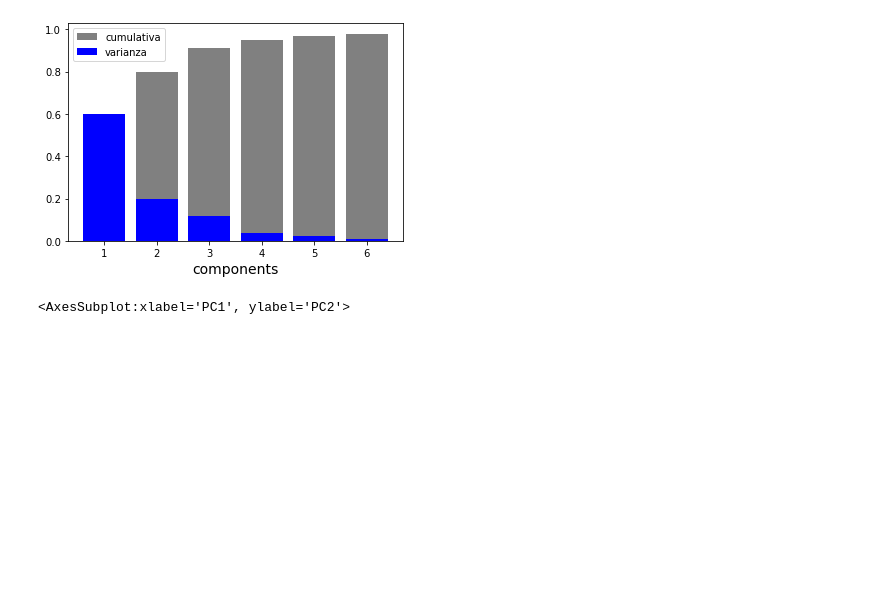
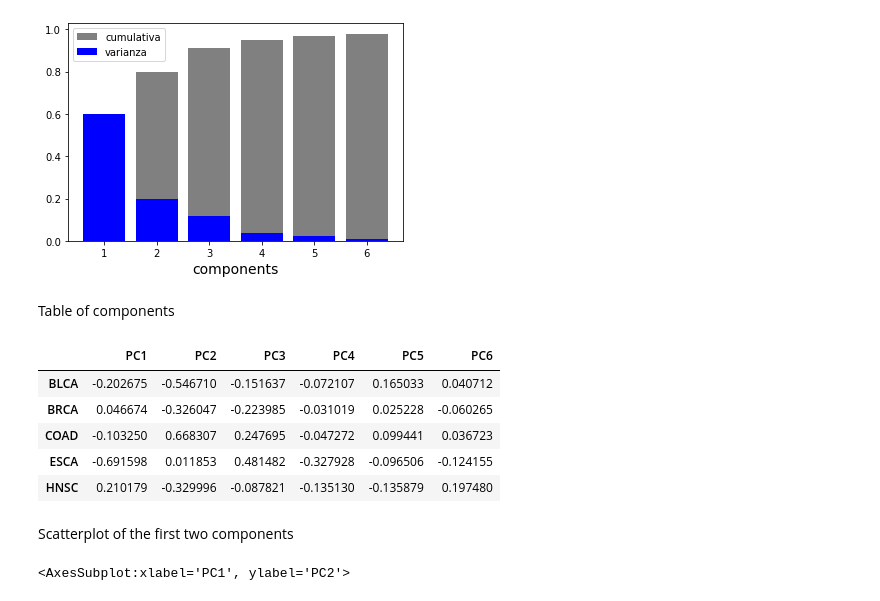
Before and after one commit to SamSaladino/FC-of-Genetic-pathways, a Jupyter notebook: Expr_pathways.ipynb, the cells around one changed output. Drawn from its saved outputs; the diff is of its cells as text; code cells hidden in the pictures; blank space fills up the shorter version.

```diff
--- a/Expr_pathways.ipynb
+++ b/Expr_pathways.ipynb
@@ -137,3 +130,22 @@ proyections_table = pd.DataFrame(P_matrix, columns=[f'PC{i}' for i in range(1, 4
+# %% [markdown]
+Table of components
+# %%
+proyections_table = pd.DataFrame(P_matrix, columns=[f'PC{i}' for i in range(1, 7)])
+# Set the index as the tissues type
+proyections_table.index = tissues
+# Store the table into a csv file
+proyections_table.to_csv('./data_generated/PCAproyections.csv')
+# Visualization
+proyections_table.head()
+# %% [output]
+|  | PC1 | PC2 | PC3 | PC4 | PC5 | PC6 |
+| BLCA | -0.202675 | -0.546710 | -0.151637 | -0.072107 | 0.165033 | 0.040712 |
+| BRCA | 0.046674 | -0.326047 | -0.223985 | -0.031019 | 0.025228 | -0.060265 |
+| COAD | -0.103250 | 0.668307 | 0.247695 | -0.047272 | 0.099441 | 0.036723 |
+| ESCA | -0.691598 | 0.011853 | 0.481482 | -0.327928 | -0.096506 | -0.124155 |
+| HNSC | 0.210179 | -0.329996 | -0.087821 | -0.135130 | -0.135879 | 0.197480 |
+# %% [markdown]
+Scatterplot of the first two components
 # %%
 plt.figure(figsize = (9,6))
 plt.xlabel('PC1', size=14)
```
Also changed, not shown: parts of 4 cells of this notebook, 1 other file.
